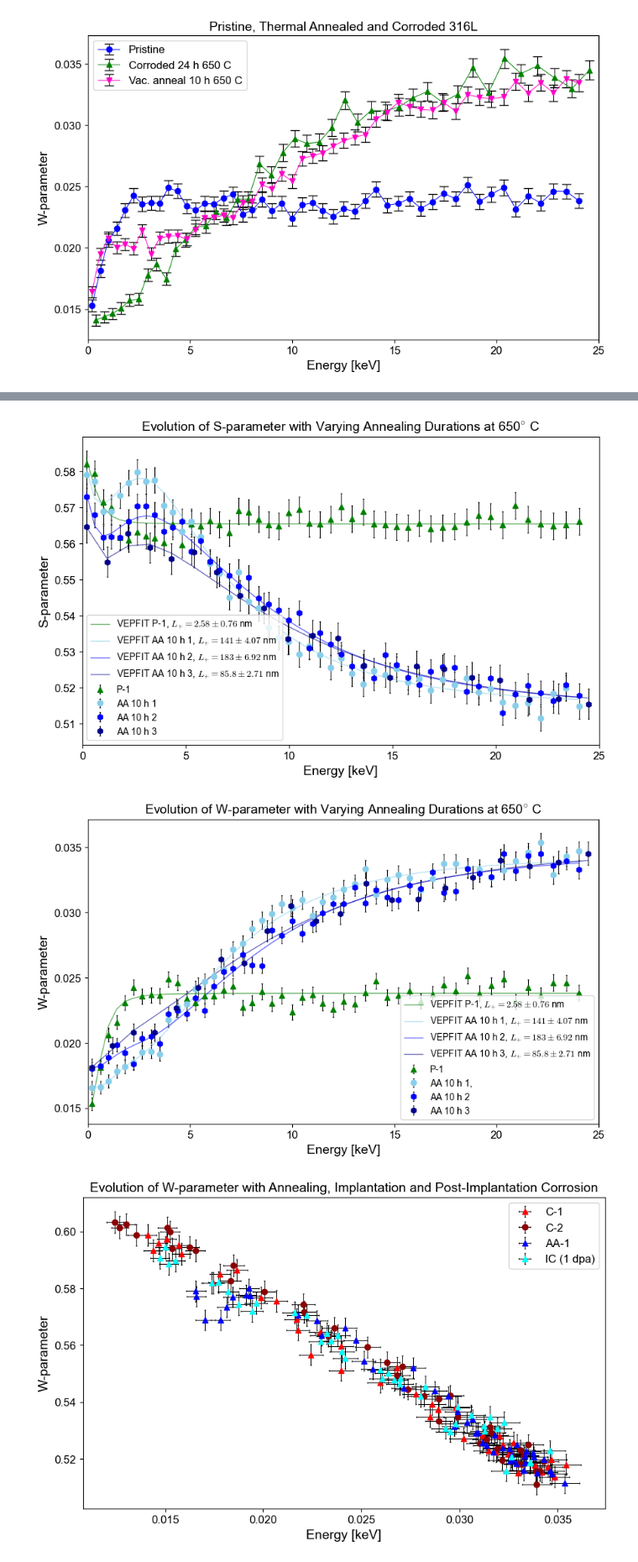
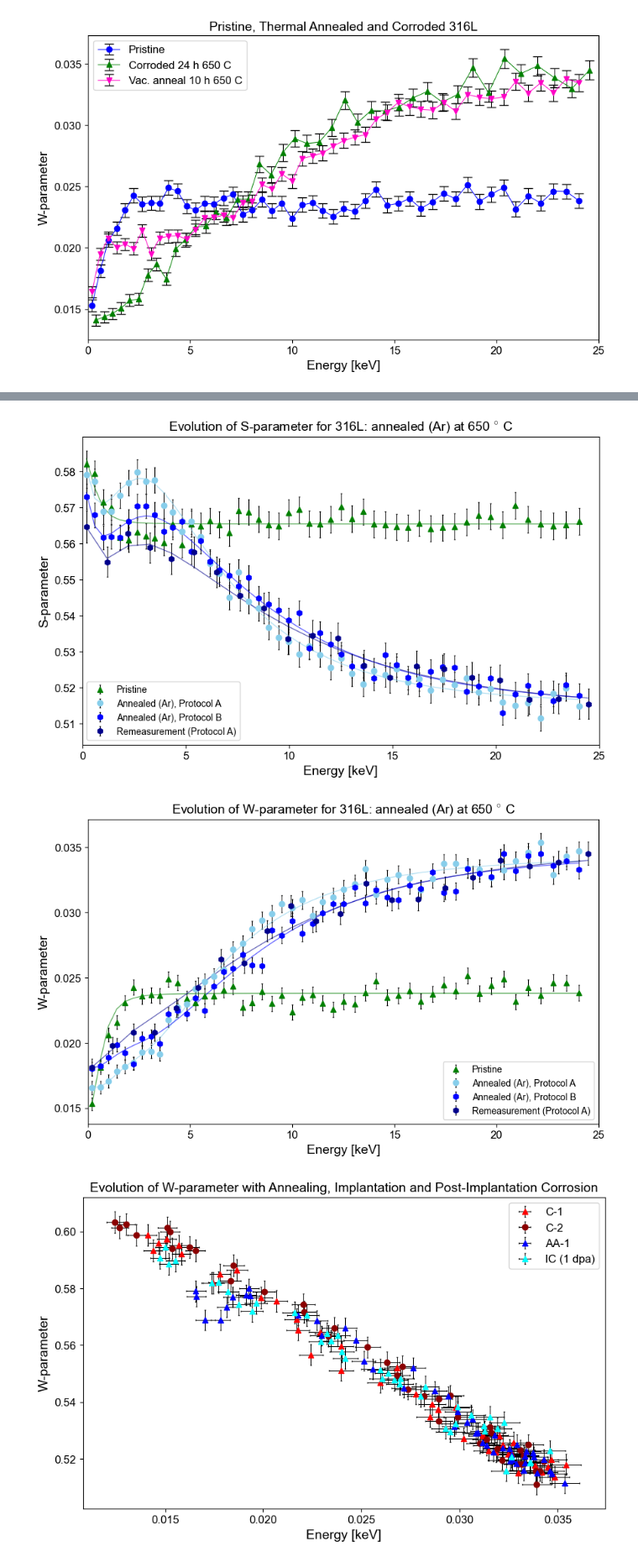
Before and after one commit to jeanvictorbendixenfm-web/Programming-PALS, a Jupyter notebook: PAS_analyzer.ipynb, the cells around one changed output, grey strips where cells are left out. Shown at 84% size. Cells and saved outputs as stored; diff of their text form; code cells hidden in the pictures.

```diff
--- a/PAS_analyzer.ipynb
+++ b/PAS_analyzer.ipynb
@@ -563,50 +573,71 @@ plt.show()
 # %%
 #Annealed, Corroded and Implanted
 
 plt.figure(figsize=(10, 6))
 #plt.errorbar(energy_316AA_1, s_316AA_1, yerr=s_error_316AA_1, fmt='o', label='Pristine', capsize=5, linestyle='-', color="blue", ecolor="black")
-plt.errorbar(energy_316NA_1, s_316NA_1, yerr=s_error_316NA_1, fmt='^', label='P-1', capsize=1, color="green", ecolor="black")
-plt.errorbar(energy_316AA_1, s_316AA_1, yerr=s_error_316AA_1, fmt='o', label='AA 10 h 1', capsize=1, color="skyblue", ecolor="black")
-plt.errorbar(energy_316AA_2, s_316AA_2, yerr=s_error_316AA_2, fmt='h', label='AA 10 h 2', capsize=1, color="blue", ecolor="black")
-plt.errorbar(energy_316AA_3, s_316AA_3, yerr=s_error_316AA_3, fmt='h', label='AA 10 h 3', capsize=1, color="darkblue", ecolor="black")
-plt.plot(vepfit_data["P-1"]["Energy"], vepfit_data["P-1"]["S_fit"], linestyle="-",color="green",alpha=0.6, lw=1, label="VEPFIT P-1, $L_{+} = 2.58 \pm 0.76$ nm")
-plt.plot(vepfit_data["AA 10 h, 1"]["Energy"], vepfit_data["AA 10 h, 1"]["S_fit"], linestyle="-",color="skyblue",alpha=0.6, lw=1, label="VEPFIT AA 10 h 1, $L_{+} = 141 \pm 4.07$ nm")
-plt.plot(vepfit_data["AA 10 h, 2"]["Energy"], vepfit_data["AA 10 h, 2"]["S_fit"], linestyle="-",color="blue",alpha=0.6, lw=1, label="VEPFIT AA 10 h 2, $L_{+} = 183 \pm 6.92$ nm")
-plt.plot(vepfit_data["AA 10 h, 3"]["Energy"], vepfit_data["AA 10 h, 3"]["S_fit"], linestyle="-",color="darkblue",alpha=0.6, lw=1, label="VEPFIT AA 10 h 3, $L_{+} = 85.8 \pm 2.71$ nm")
+plt.errorbar(energy_316NA_1, s_316NA_1, yerr=s_error_316NA_1, fmt='^', label='Pristine', capsize=1, color="green", ecolor="black")
+plt.errorbar(energy_316AA_1, s_316AA_1, yerr=s_error_316AA_1, fmt='o', label='Annealed (Ar), Protocol A', capsize=1, color="skyblue", ecolor="black")
+plt.errorbar(energy_316AA_2, s_316AA_2, yerr=s_error_316AA_2, fmt='h', label='Annealed (Ar), Protocol B', capsize=1, color="blue", ecolor="black")
+plt.errorbar(energy_316AA_3, s_316AA_3, yerr=s_error_316AA_3, fmt='h', label='Remeasurement (Protocol A)', capsize=1, color="darkblue", ecolor="black")
+plt.plot(vepfit_data["P-1"]["Energy"], vepfit_data["P-1"]["S_fit"], linestyle="-",color="green",alpha=0.6, lw=1)
+plt.plot(vepfit_data["AA 10 h, 1"]["Energy"], vepfit_data["AA 10 h, 1"]["S_fit"], linestyle="-",color="skyblue",alpha=0.6, lw=1)
+plt.plot(vepfit_data["AA 10 h, 2"]["Energy"], vepfit_data["AA 10 h, 2"]["S_fit"], linestyle="-",color="blue",alpha=0.6, lw=1)
+plt.plot(vepfit_data["AA 10 h, 3"]["Energy"], vepfit_data["AA 10 h, 3"]["S_fit"], linestyle="-",color="darkblue",alpha=0.6, lw=1)
 
+# Samples used here:
+"P-1"
+"AA 10 h 1"
+"AA 10 h 2"
+"AA 10 h 3"
+# Information on vepfit results for this plot
+"VEPFIT P-1, $L_{+} = 2.58 \pm 0.76$ nm"
+"VEPFIT AA 10 h 1, $L_{+} = 141 \pm 4.07$ nm"
+"VEPFIT AA 10 h 2, $L_{+} = 183 \pm 6.92$ nm"
+"VEPFIT AA 10 h 3, $L_{+} = 85.8 \pm 2.71$ nm"
 
 
 plt.xlabel('Energy [keV]')
 plt.ylabel('S-parameter')
-plt.title(r'Evolution of S-parameter with Varying Annealing Durations at 650$^{\circ}$ C')
+plt.title(r'Evolution of S-parameter for 316L: annealed (Ar) at 650 $^{\circ}$ C')
 plt.legend(loc='lower left', fontsize='small')
 plt.xlim(0, 25)  # Adjust x-axis limits as needed
 plt.show()
 
 
 
 plt.figure(figsize=(10, 6))
 #plt.errorbar(energy_316AA_1, s_316AA_1, yerr=s_error_316AA_1, fmt='o', label='Pristine', capsize=5, linestyle='-', color="blue", ecolor="black")
-plt.errorbar(energy_316NA_1, w_316NA_1, yerr=w_error_316NA_1, fmt='^', label='P-1', capsize=1, color="green", ecolor="black")
-plt.errorbar(energy_316AA_1, w_316AA_1, yerr=w_error_316AA_1, fmt='o', label='AA 10 h 1, ', capsize=1, color="skyblue", ecolor="black")
-plt.errorbar(energy_316AA_2, w_316AA_2, yerr=w_error_316AA_2, fmt='h', label='AA 10 h 2', capsize=1, color="blue", ecolor="black")
-plt.errorbar(energy_316AA_3, w_316AA_3, yerr=w_error_316AA_3, fmt='h', label='AA 10 h 3', capsize=1, color="darkblue", ecolor="black")
-plt.plot(vepfit_data["P-1"]["Energy"], vepfit_data["P-1"]["W_fit"], linestyle="-",color="green",alpha=0.6, lw=1, label="VEPFIT P-1, $L_{+} = 2.58 \pm 0.76$ nm")
-plt.plot(vepfit_data["AA 10 h, 1"]["Energy"], vepfit_data["AA 10 h, 1"]["W_fit"], linestyle="-",color="skyblue",alpha=0.6, lw=1, label="VEPFIT AA 10 h 1, $L_{+} = 141 \pm 4.07$ nm")
-plt.plot(vepfit_data["AA 10 h, 2"]["Energy"], vepfit_data["AA 10 h, 2"]["W_fit"], linestyle="-",color="blue",alpha=0.6, lw=1, label="VEPFIT AA 10 h 2, $L_{+} = 183 \pm 6.92$ nm")
-plt.plot(vepfit_data["AA 10 h, 3"]["Energy"], vepfit_data["AA 10 h, 3"]["W_fit"], linestyle="-",color="darkblue",alpha=0.6, lw=1, label="VEPFIT AA 10 h 3, $L_{+} = 85.8 \pm 2.71$ nm")
+plt.errorbar(energy_316NA_1, w_316NA_1, yerr=w_error_316NA_1, fmt='^', label='Pristine', capsize=1, color="green", ecolor="black")
+plt.errorbar(energy_316AA_1, w_316AA_1, yerr=w_error_316AA_1, fmt='o', label='Annealed (Ar), Protocol A', capsize=1, color="skyblue", ecolor="black")
+plt.errorbar(energy_316AA_2, w_316AA_2, yerr=w_error_316AA_2, fmt='h', label='Annealed (Ar), Protocol B', capsize=1, color="blue", ecolor="black")
+plt.errorbar(energy_316AA_3, w_316AA_3, yerr=w_error_316AA_3, fmt='h', label='Remeasurement (Protocol A)', capsize=1, color="darkblue", ecolor="black")
+plt.plot(vepfit_data["P-1"]["Energy"], vepfit_data["P-1"]["W_fit"], linestyle="-",color="green",alpha=0.6, lw=1)
+plt.plot(vepfit_data["AA 10 h, 1"]["Energy"], vepfit_data["AA 10 h, 1"]["W_fit"], linestyle="-",color="skyblue",alpha=0.6, lw=1)
+plt.plot(vepfit_data["AA 10 h, 2"]["Energy"], vepfit_data["AA 10 h, 2"]["W_fit"], linestyle="-",color="blue",alpha=0.6, lw=1)
+plt.plot(vepfit_data["AA 10 h, 3"]["Energy"], vepfit_data["AA 10 h, 3"]["W_fit"], linestyle="-",color="darkblue",alpha=0.6, lw=1)
+
+# Samples used here:
+"P-1"
+"AA 10 h 1"
+"AA 10 h 2"
+"AA 10 h 3"
+# Information on vepfit results for this plot
+"VEPFIT P-1, $L_{+} = 2.58 \pm 0.76$ nm"
+"VEPFIT AA 10 h 1, $L_{+} = 141 \pm 4.07$ nm"
+"VEPFIT AA 10 h 2, $L_{+} = 183 \pm 6.92$ nm"
+"VEPFIT AA 10 h 3, $L_{+} = 85.8 \pm 2.71$ nm"
 
 
 
 plt.xlabel('Energy [keV]')
 plt.ylabel('W-parameter')
-plt.title(r'Evolution of W-parameter with Varying Annealing Durations at 650$^{\circ}$ C')
+plt.title(r'Evolution of W-parameter for 316L: annealed (Ar) at 650 $^{\circ}$ C')
 plt.legend(loc='lower right', fontsize='small')
 plt.xlim(0, 25)  # Adjust x-axis limits as needed
 plt.show()
 # %% [output]
-[figure, old version]
+[figure, new version]
-[figure, old version]
+[figure, new version]
 # %%
 plt.figure(figsize=(10, 6))
 #plt.errorbar(energy_316AA_1, s_316AA_1, yerr=s_error_316AA_1, fmt='o', label='Pristine', capsize=5, linestyle='-', color="blue", ecolor="black")
```
Also changed, not shown: parts of 5 cells of this notebook, 2 other files.
